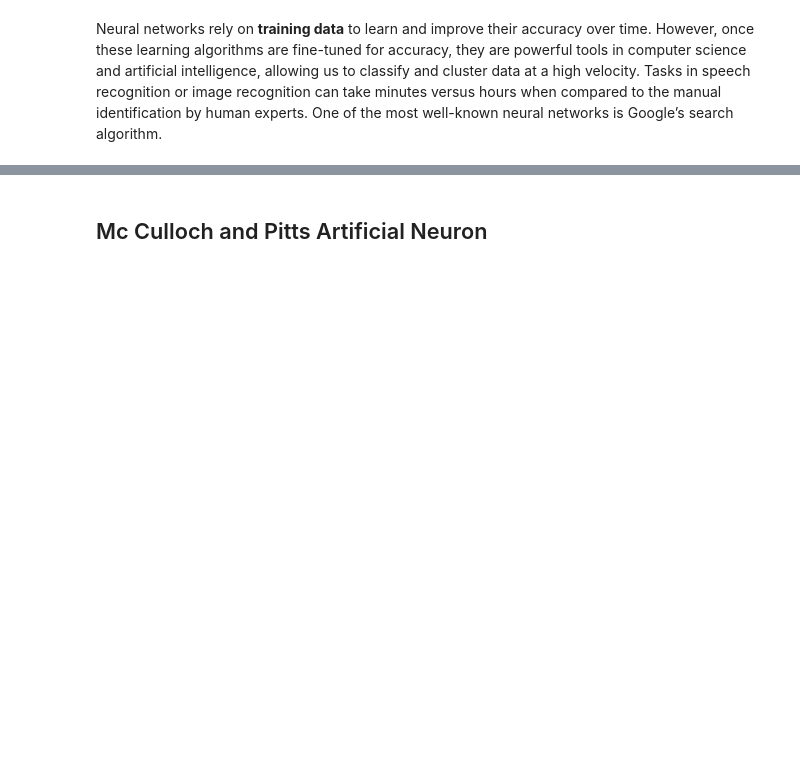
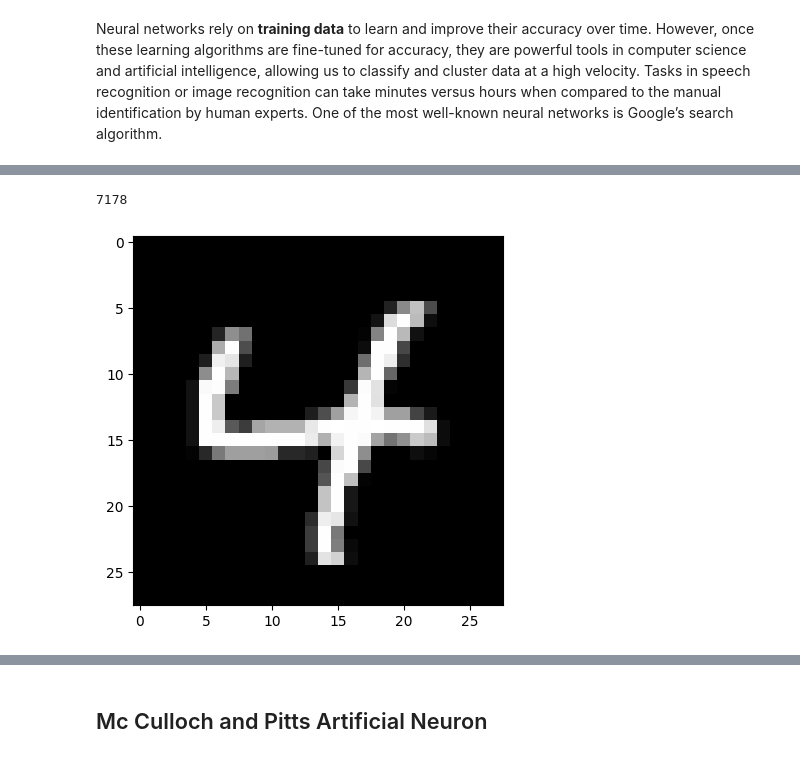
Before and after one commit to polyhedron-gdl/unibo-intensive-program, a Jupyter notebook: 1-notebooks/chapter-07-01.ipynb, the cells around one changed output, grey strips where cells are left out. Cells and saved outputs as stored; diff of their text form; code cells hidden in the pictures; blank space fills up the shorter version.

```diff
--- a/1-notebooks/chapter-07-01.ipynb
+++ b/1-notebooks/chapter-07-01.ipynb
@@ -25,0 +29,6 @@ Neural networks rely on **training data** to learn and improve their accuracy ov
+# %%
+import pandas as pd
+import numpy as np
+import matplotlib.pyplot as plt
+data = pd.read_csv('./data/mnist_train.csv')
+data.head()
@@ -25,0 +43,9 @@ Neural networks rely on **training data** to learn and improve their accuracy ov
+# %%
+x_train = np.array(data.iloc[:,1:])
+random_index =7178 #np.random.randint(0,40000)
+img = x_train[random_index].reshape(28,28)
+plt.imshow(img, cmap = "gray")
+print(random_index)
+# %% [output]
+7178
+[figure, added]
```
Also changed, not shown: parts of 49 cells of this notebook, 15 other files.
